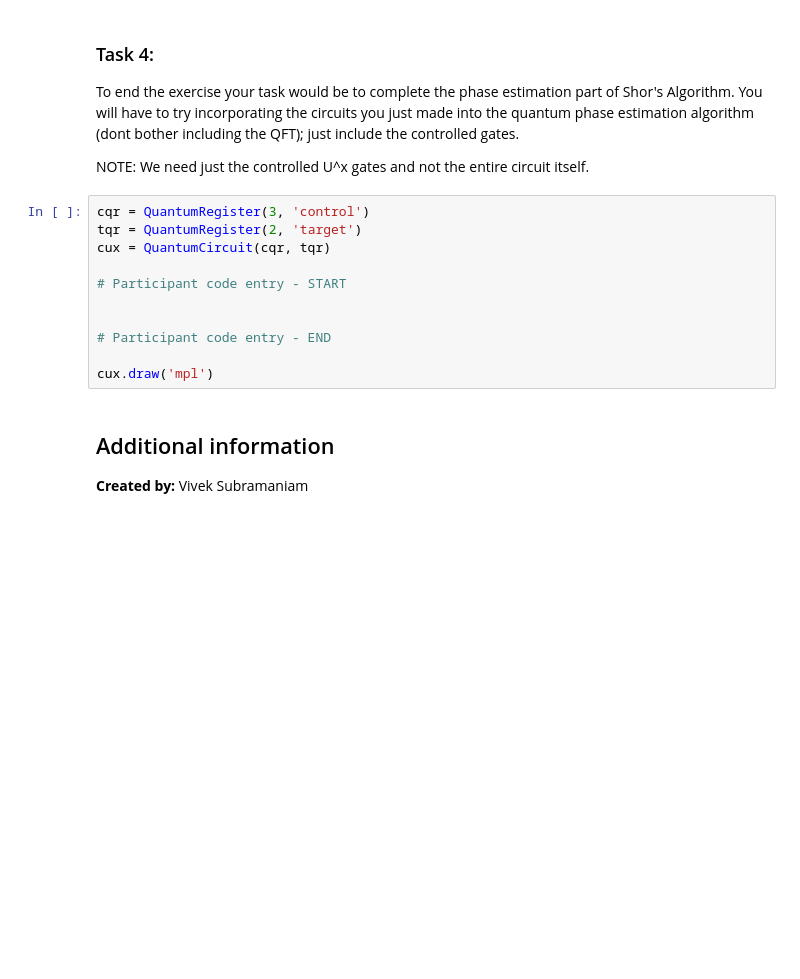
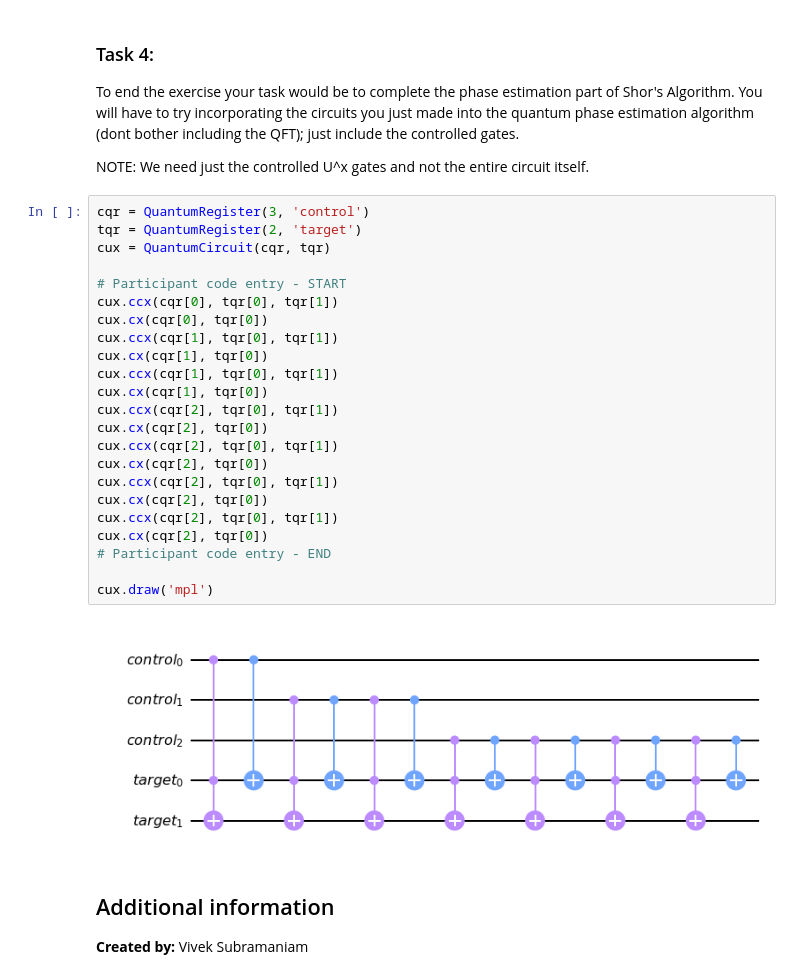
Before and after one commit to subrahmanyam-77/Quantum-Computing-Hackathon, a Jupyter notebook: SectionB_QC_Hackathon.ipynb, the cells around one changed output. Saved outputs shown, nothing was run; the diff lists cells and outputs as text; blank space fills up the shorter version.

```diff
--- a/SectionB_QC_Hackathon.ipynb
+++ b/SectionB_QC_Hackathon.ipynb
@@ -168,17 +166,31 @@ cu4.draw('mpl')
 To end the exercise your task would be to complete the phase estimation part of Shor's Algorithm. You will have to try incorporating the circuits you just made into the quantum phase estimation algorithm (dont bother including the QFT); just include the controlled gates.
 
 NOTE: We need just the controlled U^x gates and not the entire circuit itself.
-# %%
-cqr = QuantumRegister(3, 'control')
-tqr = QuantumRegister(2, 'target')
-cux = QuantumCircuit(cqr, tqr)
-
-# Participant code entry - START
-
-
-# Participant code entry - END
-
-cux.draw('mpl')
+# %%
+cqr = QuantumRegister(3, 'control')
+tqr = QuantumRegister(2, 'target')
+cux = QuantumCircuit(cqr, tqr)
+
+# Participant code entry - START
+cux.ccx(cqr[0], tqr[0], tqr[1])
+cux.cx(cqr[0], tqr[0])
+cux.ccx(cqr[1], tqr[0], tqr[1])
+cux.cx(cqr[1], tqr[0])
+cux.ccx(cqr[1], tqr[0], tqr[1])
+cux.cx(cqr[1], tqr[0])
+cux.ccx(cqr[2], tqr[0], tqr[1])
+cux.cx(cqr[2], tqr[0])
+cux.ccx(cqr[2], tqr[0], tqr[1])
+cux.cx(cqr[2], tqr[0])
+cux.ccx(cqr[2], tqr[0], tqr[1])
+cux.cx(cqr[2], tqr[0])
+cux.ccx(cqr[2], tqr[0], tqr[1])
+cux.cx(cqr[2], tqr[0])
+# Participant code entry - END
+
+cux.draw('mpl')
+# %% [output]
+[figure, added]
 # %% [markdown]
 ## Additional information
 
```
Also changed, not shown: parts of 1 cell of this notebook.
